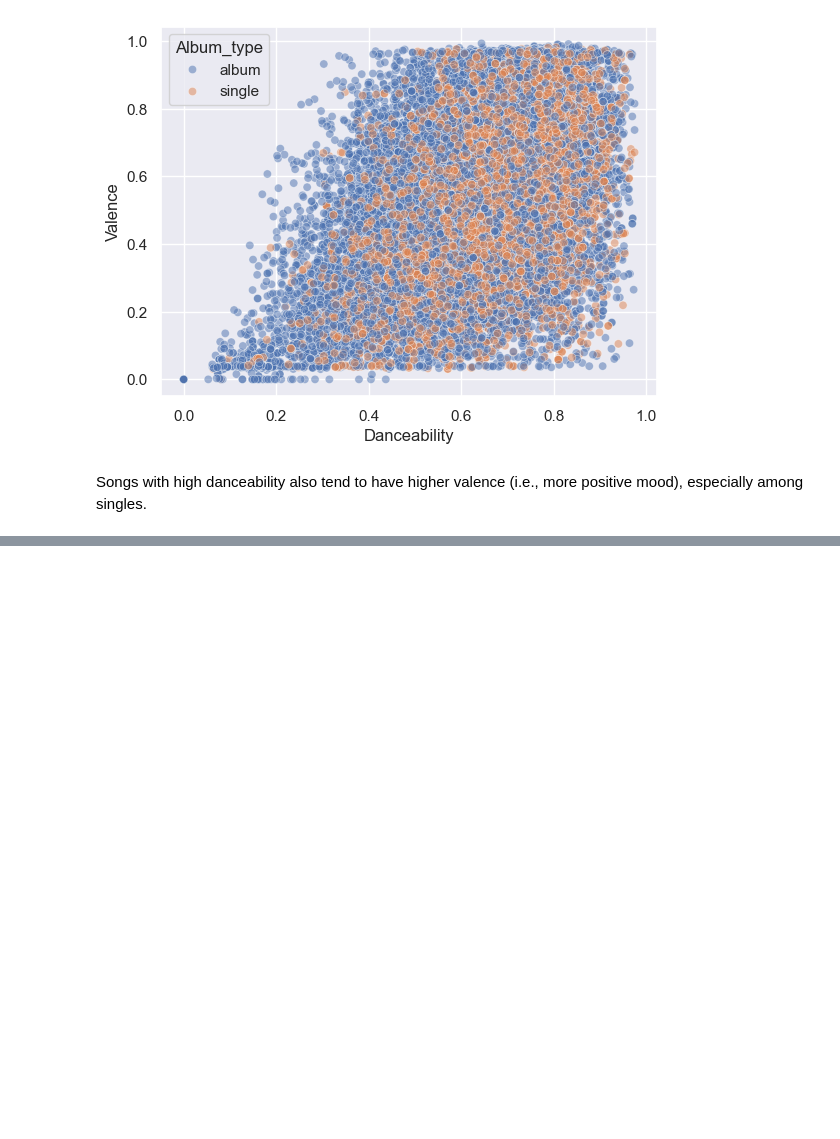
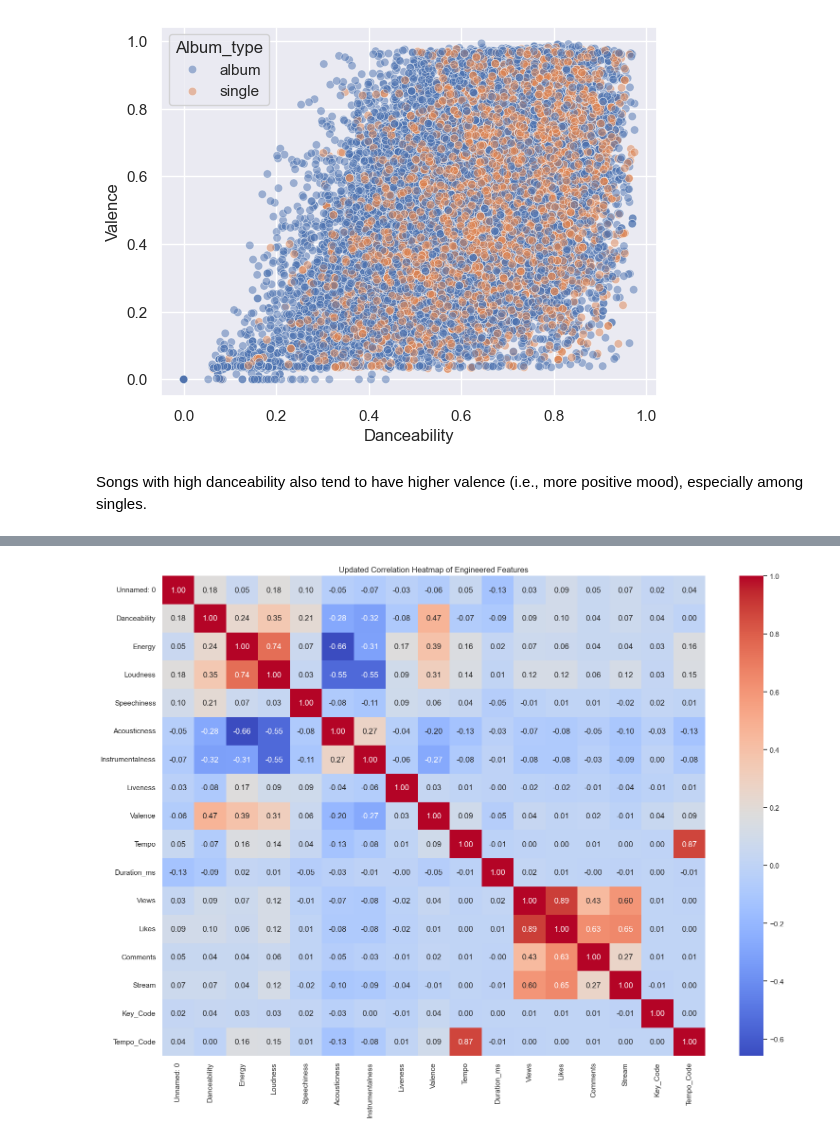
Before and after one commit to itsjonatan/ML_HW2_Spotify, a Jupyter notebook: notebooks/A_exploration.ipynb, the cells around one changed output, grey strips where cells are left out. Saved outputs shown, nothing was run; the diff lists cells and outputs as text; code cells hidden in the pictures; blank space fills up the shorter version.

```diff
--- a/notebooks/A_exploration.ipynb
+++ b/notebooks/A_exploration.ipynb
@@ -128,0 +138,38 @@ Songs with high danceability also tend to have higher valence (i.e., more positi
+# %%
+# צור Tempo_Bin אם היא לא קיימת
+if 'Tempo_Bin' not in df.columns:
+    bins = [0, 90, 130, np.inf]
+    labels = ['Slow', 'Medium', 'Fast']
+    df['Tempo_Bin'] = pd.cut(df['Tempo'], bins=bins, labels=labels)
+
+# 1. Key – לוודא שהוא קטגוריה
+df['Key'] = df['Key'].astype('category')
+
+# נניח שיש ערך -1 עבור לא מזוהה: נטפל בו
+df['Key'] = df['Key'].replace(-1, np.nan)
+
+# נמיר לקוד מספרי
+df['Key_Code'] = df['Key'].cat.codes
+
+# 2. Tempo_Bin
+df['Tempo_Bin'] = df['Tempo_Bin'].astype('category')
+df['Tempo_Code'] = df['Tempo_Bin'].cat.codes
+
+# בחר רק עמודות מספריות
+numeric_df = df.select_dtypes(include=np.number)
+
+# רק עמודות מספריות, כולל קידודים חדשים
+numeric_df = df.select_dtypes(include=np.number)
+
+# הסר עמודות לא רלוונטיות כמו Target אם אתה לא רוצה לראות אותה
+correlation_matrix = numeric_df.drop(columns=['Target'], errors='ignore').corr()
+print(correlation_matrix.round(2).to_string())
+
+
+# ציור Heatmap
+plt.figure(figsize=(16, 12))
+sns.heatmap(correlation_matrix, annot=True, fmt=".2f", cmap='coolwarm')
+plt.title("Updated Correlation Heatmap of Engineered Features")
+plt.tight_layout()
+plt.show()
+# %% [output]
@@ -128,0 +194 @@ Songs with high danceability also tend to have higher valence (i.e., more positi
+[figure, added]
```
Also changed, not shown: parts of 5 cells of this notebook, 5 other files.
